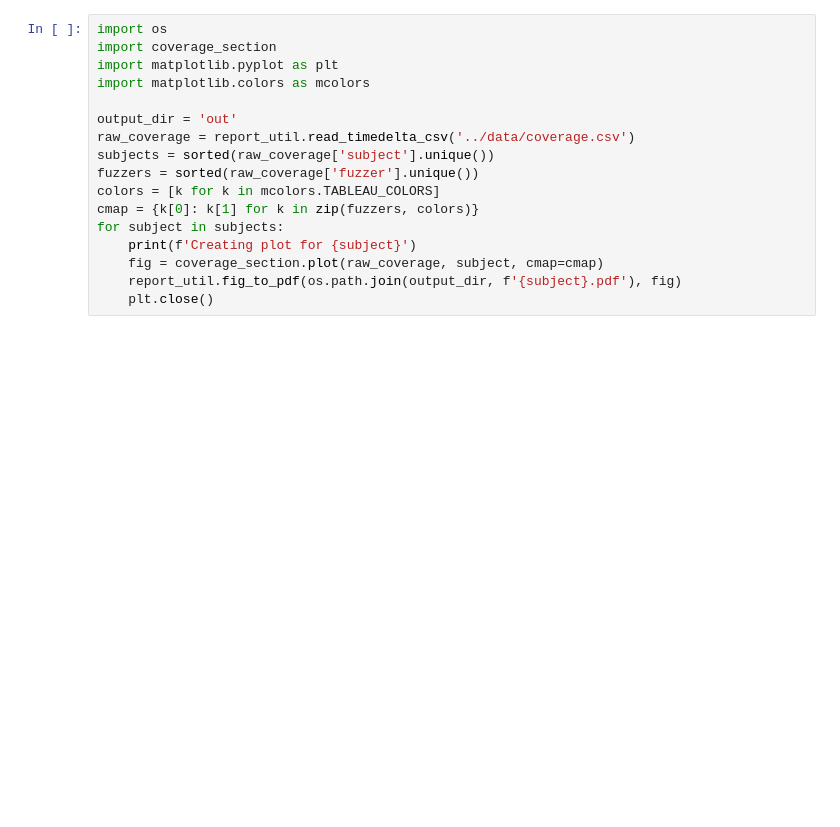
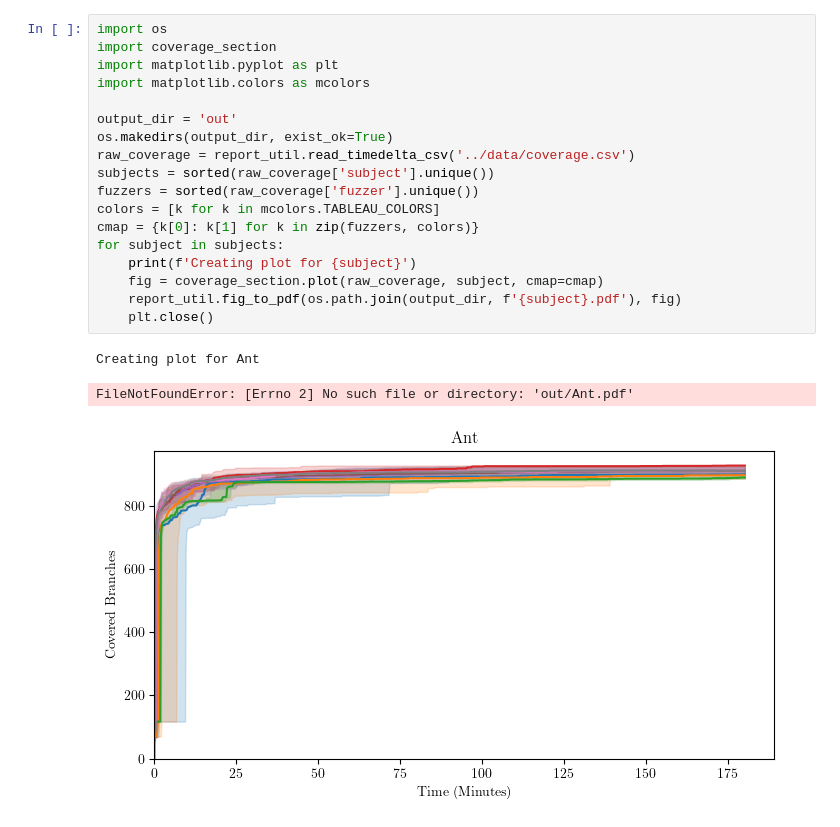
Before and after one commit to neu-se/zeugma, a Jupyter notebook: scripts/latex_report.ipynb, the cells around one changed output. Saved outputs shown, nothing was run; the diff lists cells and outputs as text; blank space fills up the shorter version.

```diff
--- a/scripts/latex_report.ipynb
+++ b/scripts/latex_report.ipynb
@@ -24,17 +119,22 @@ print(heritability.to_latex(multicol_align='c', hrules=True, multirow_align='t',
 # %%
 import os
 import coverage_section
 import matplotlib.pyplot as plt
 import matplotlib.colors as mcolors
 
 output_dir = 'out'
+os.makedirs(output_dir, exist_ok=True)
 raw_coverage = report_util.read_timedelta_csv('../data/coverage.csv')
 subjects = sorted(raw_coverage['subject'].unique())
 fuzzers = sorted(raw_coverage['fuzzer'].unique())
 colors = [k for k in mcolors.TABLEAU_COLORS]
 cmap = {k[0]: k[1] for k in zip(fuzzers, colors)}
 for subject in subjects:
     print(f'Creating plot for {subject}')
     fig = coverage_section.plot(raw_coverage, subject, cmap=cmap)
     report_util.fig_to_pdf(os.path.join(output_dir, f'{subject}.pdf'), fig)
     plt.close()
+# %% [output]
+Creating plot for Ant
+FileNotFoundError: [Errno 2] No such file or directory: 'out/Ant.pdf'
+[figure, added]
```
Also changed, not shown: parts of 6 cells of this notebook, 2 other files.
